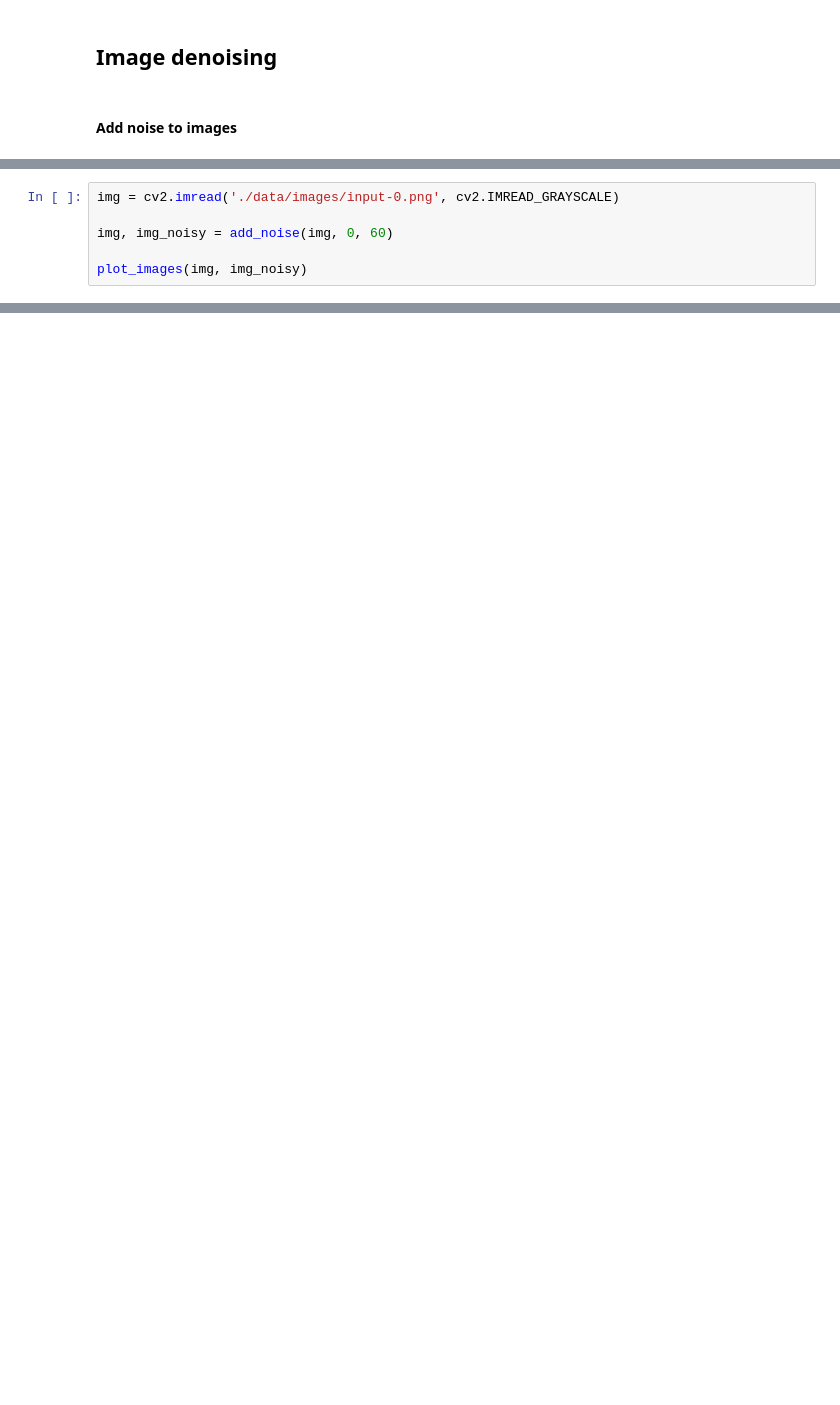
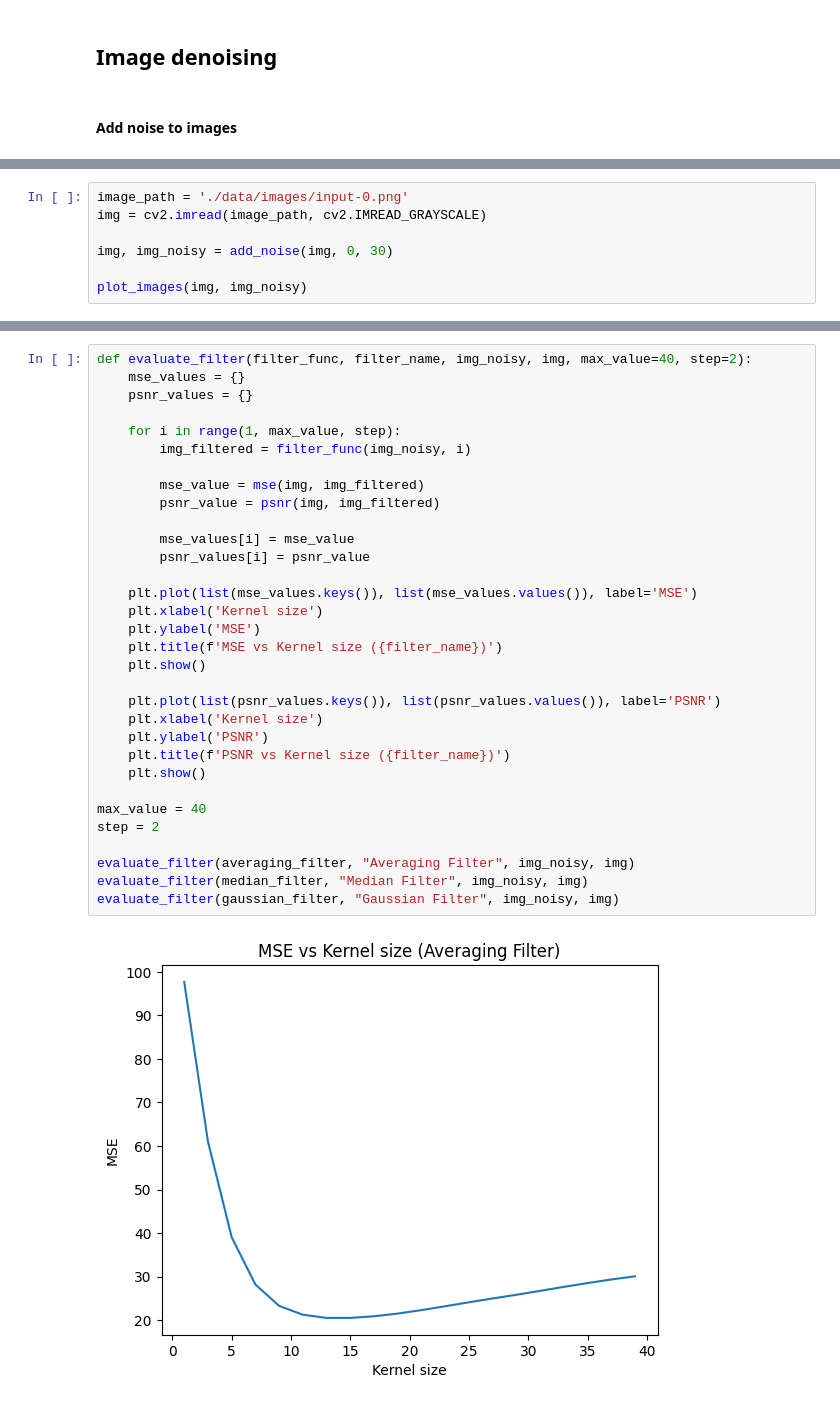
Before and after one commit to bulkobubulko/image-denoising, a Jupyter notebook: image-denoising.ipynb, the cells around one changed output, grey strips where cells are left out. Drawn from its saved outputs; the diff is of its cells as text; blank space fills up the shorter version.

```diff
--- a/image-denoising.ipynb
+++ b/image-denoising.ipynb
@@ -199,7 +311,8 @@ for i in range(1):
 # %%
-img = cv2.imread('./data/images/input-0.png', cv2.IMREAD_GRAYSCALE)
+image_path = './data/images/input-0.png'
+img = cv2.imread(image_path, cv2.IMREAD_GRAYSCALE)
 
-img, img_noisy = add_noise(img, 0, 60)
+img, img_noisy = add_noise(img, 0, 30)
 
 plot_images(img, img_noisy)
 # %% [output]
@@ -359,0 +320,34 @@ plt.show()
+# %%
+def evaluate_filter(filter_func, filter_name, img_noisy, img, max_value=40, step=2):
+    mse_values = {}
+    psnr_values = {}
+
+    for i in range(1, max_value, step):
+        img_filtered = filter_func(img_noisy, i)
+
+        mse_value = mse(img, img_filtered)
+        psnr_value = psnr(img, img_filtered)
+
+        mse_values[i] = mse_value
+        psnr_values[i] = psnr_value
+
+    plt.plot(list(mse_values.keys()), list(mse_values.values()), label='MSE')
+    plt.xlabel('Kernel size')
+    plt.ylabel('MSE')
+    plt.title(f'MSE vs Kernel size ({filter_name})')
+    plt.show()
+
+    plt.plot(list(psnr_values.keys()), list(psnr_values.values()), label='PSNR')
+    plt.xlabel('Kernel size')
+    plt.ylabel('PSNR')
+    plt.title(f'PSNR vs Kernel size ({filter_name})')
+    plt.show()
+
+max_value = 40
+step = 2
+
+evaluate_filter(averaging_filter, "Averaging Filter", img_noisy, img)
+evaluate_filter(median_filter, "Median Filter", img_noisy, img)
+evaluate_filter(gaussian_filter, "Gaussian Filter", img_noisy, img)
+# %% [output]
+[figure, added]
```
Also changed, not shown: parts of 16 cells of this notebook.
